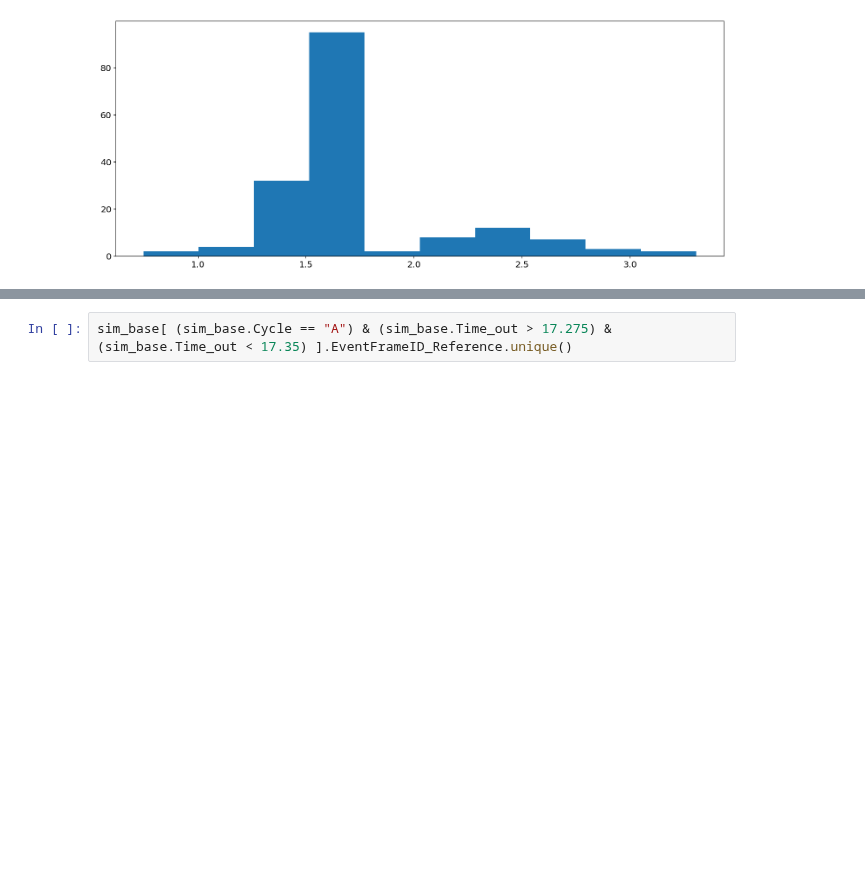
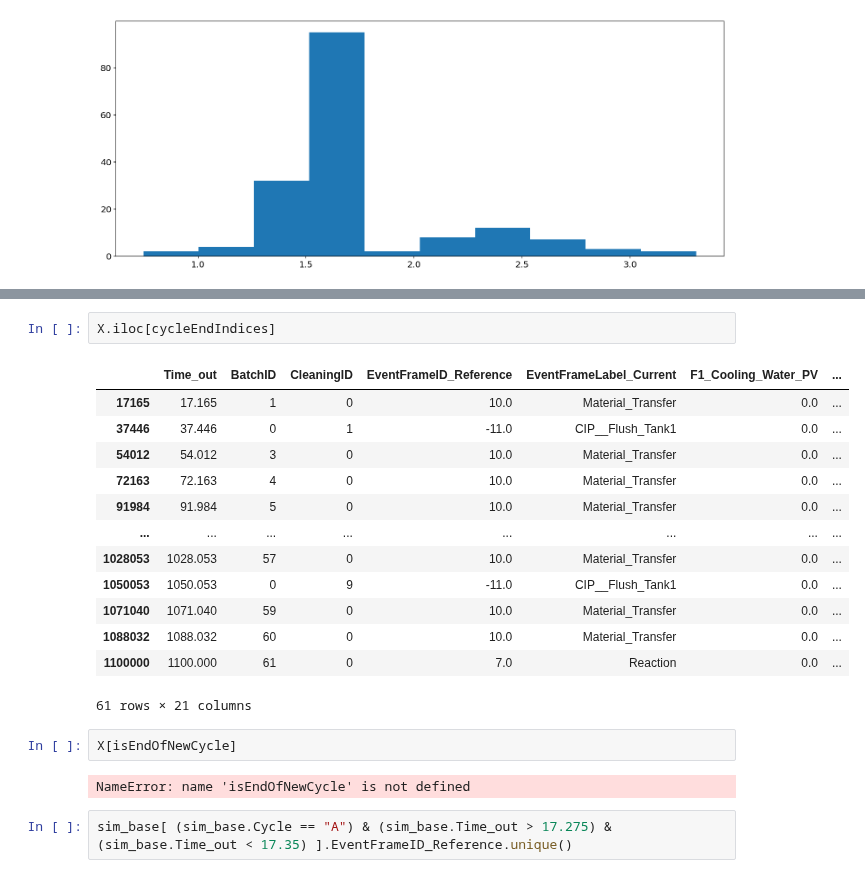
Before and after one commit to jonasbruhub/Analysis-of-Production-flow-systems-with-focus-on-industry, a Jupyter notebook: Simulations and code/Multiple Cycle Data exploration V2.ipynb, the cells around one changed output, grey strips where cells are left out. Saved outputs shown, nothing was run; the diff lists cells and outputs as text; blank space fills up the shorter version.

```diff
--- a/Simulations and code/Multiple Cycle Data exploration V2.ipynb
+++ b/Simulations and code/Multiple Cycle Data exploration V2.ipynb
@@ -351,3 +471,23 @@ for idx, c in enumerate(["A"]):
+# %%
+X.iloc[cycleEndIndices]
+# %% [output]
+|  | Time_out | BatchID | CleaningID | EventFrameID_Reference | EventFrameLabel_Current | F1_Cooling_Water_PV | ... |
+| 17165 | 17.165 | 1 | 0 | 10.0 | Material_Transfer | 0.0 | ... |
+| 37446 | 37.446 | 0 | 1 | -11.0 | CIP__Flush_Tank1 | 0.0 | ... |
+| 54012 | 54.012 | 3 | 0 | 10.0 | Material_Transfer | 0.0 | ... |
+| 72163 | 72.163 | 4 | 0 | 10.0 | Material_Transfer | 0.0 | ... |
+| 91984 | 91.984 | 5 | 0 | 10.0 | Material_Transfer | 0.0 | ... |
+| ... | ... | ... | ... | ... | ... | ... | ... |
+| 1028053 | 1028.053 | 57 | 0 | 10.0 | Material_Transfer | 0.0 | ... |
+| 1050053 | 1050.053 | 0 | 9 | -11.0 | CIP__Flush_Tank1 | 0.0 | ... |
+| 1071040 | 1071.040 | 59 | 0 | 10.0 | Material_Transfer | 0.0 | ... |
+| 1088032 | 1088.032 | 60 | 0 | 10.0 | Material_Transfer | 0.0 | ... |
+| 1100000 | 1100.000 | 61 | 0 | 7.0 | Reaction | 0.0 | ... |
+61 rows × 21 columns
+# %%
+X[isEndOfNewCycle]
+# %% [output]
+NameError: name 'isEndOfNewCycle' is not defined
 # %%
 sim_base[ (sim_base.Cycle == "A") & (sim_base.Time_out > 17.275) & (sim_base.Time_out < 17.35) ].EventFrameID_Reference.unique()
 # %% [output]
```
Also changed, not shown: parts of 21 cells of this notebook, 20 other files.
